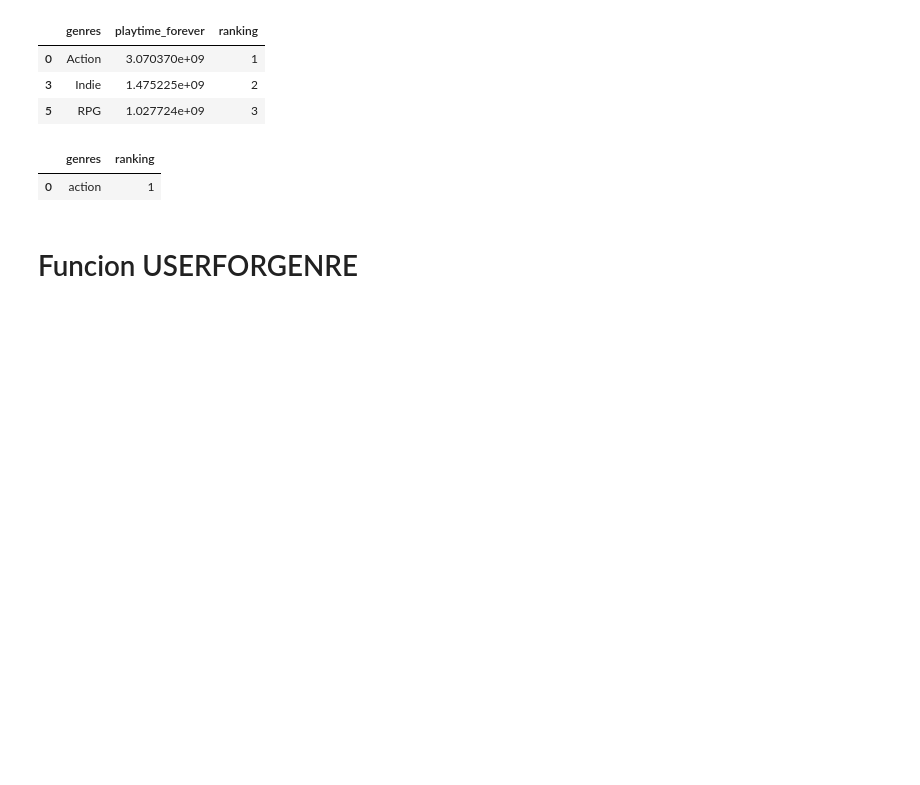
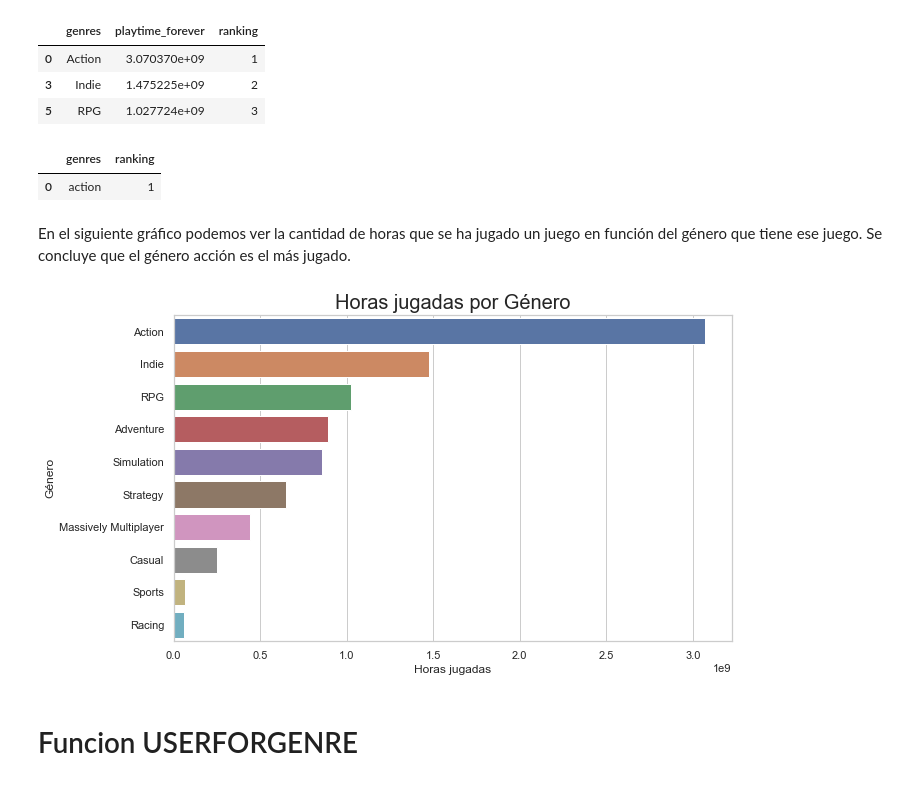
Before and after one commit to PaulaPerosio/PI_Sistema_de_Recomendacion, a Jupyter notebook: ETL-EDA.ipynb, the cells around one changed output. Cells and saved outputs as stored; diff of their text form; code cells hidden in the pictures; blank space fills up the shorter version.

```diff
--- a/ETL-EDA.ipynb
+++ b/ETL-EDA.ipynb
@@ -1077,6 +1066,19 @@ df_genre_ranking.head(1)
 | 0 | action | 1 |
 # %%
 #df_genre_ranking.to_json("DataSets/df_genre.json", orient="records", lines=True)
+# %% [markdown]
+En el siguiente gráfico podemos ver la cantidad de horas que se ha jugado un juego en función del género que tiene ese juego. Se concluye que el género acción es el más jugado.
+# %%
+plt.figure(figsize=(10, 6))
+sns.barplot(data=df_genre_orden, y="genres", x="playtime_forever", orient="h")
+
+plt.title('Horas jugadas por Género', fontsize= 20)
+plt.xlabel('Horas jugadas')
+plt.ylabel('Género')
+
+plt.show()
+# %% [output]
+[figure, added]
 # %% [markdown]
 # Funcion USERFORGENRE
 # %% [markdown]
```
Also changed, not shown: parts of 14 cells of this notebook, 1 other file.
